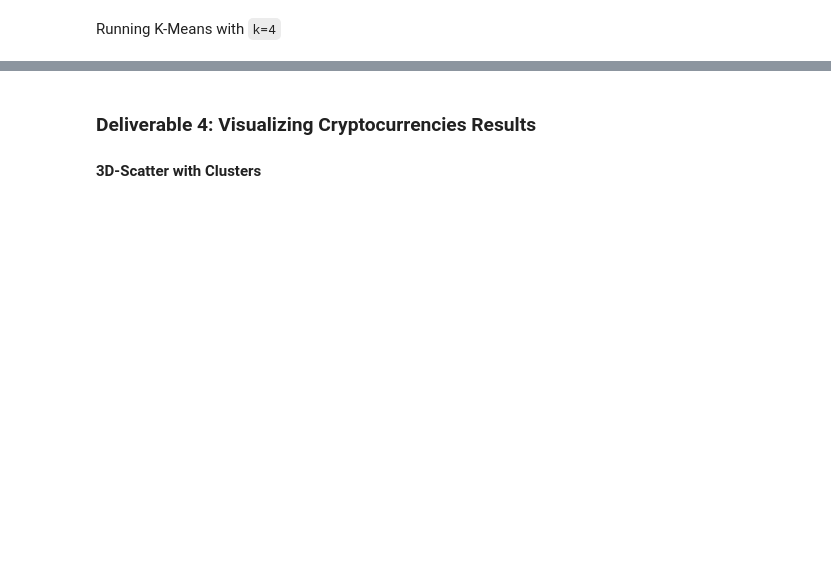
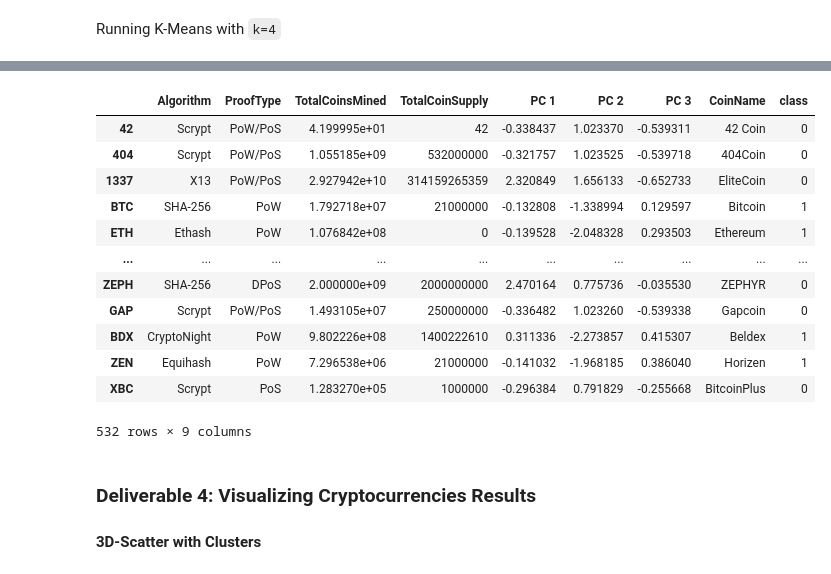
Before and after one commit to jobloom79/Cryptocurrencies, a Jupyter notebook: crypto_clustering.ipynb, the cells around one changed output, grey strips where cells are left out. Cells and saved outputs as stored; diff of their text form; code cells hidden in the pictures; blank space fills up the shorter version.

```diff
--- a/crypto_clustering.ipynb
+++ b/crypto_clustering.ipynb
@@ -236,0 +253,5 @@ Running K-Means with `k=4`
+# %%
+model= KMeans(n_clusters=4,random_state=5)
+model.fit(pcs_df)
+predictions = model.predict(pcs_df)
+predictions
@@ -236,0 +276,3 @@ Running K-Means with `k=4`
+# %%
+pcs_df['class'] = model.labels_
+pcs_df.head()
@@ -237,14 +286,5 @@ Running K-Means with `k=4`
 # %%
 # Create a new DataFrame including predicted clusters and cryptocurrencies features.
 # Concatentate the crypto_df and pcs_df DataFrames on the same columns.
-# YOUR CODE HERE
-
-#  Add a new column, "CoinName" to the clustered_df DataFrame that holds the names of the cryptocurrencies.
-# YOUR CODE HERE
-
-#  Add a new column, "Class" to the clustered_df DataFrame that holds the predictions.
-# YOUR CODE HERE
-
-# Print the shape of the clustered_df
-print(clustered_df.shape)
-clustered_df.head(10)
+clustered_df = pd.concat([crypto_df,pcs_df,crypto_df_coinname], axis=1)
+clustered_df.head()
@@ -251,3 +298,27 @@ clustered_df.head(10)
+# %%
+
+#  Add a new column, "CoinName" to the clustered_df DataFrame that holds the names of the cryptocurrencies.
+clustered_df = clustered_df[[
+    'Algorithm','ProofType',
+    'TotalCoinsMined','TotalCoinSupply',
+    'PC 1','PC 2','PC 3',
+    'CoinName','class',
+]]
+clustered_df
+# %% [output]
+|  | Algorithm | ProofType | TotalCoinsMined | TotalCoinSupply | PC 1 | PC 2 | PC 3 | CoinName | class |
+| 42 | Scrypt | PoW/PoS | 4.199995e+01 | 42 | -0.338437 | 1.023370 | -0.539311 | 42 Coin | 0 |
+| 404 | Scrypt | PoW/PoS | 1.055185e+09 | 532000000 | -0.321757 | 1.023525 | -0.539718 | 404Coin | 0 |
+| 1337 | X13 | PoW/PoS | 2.927942e+10 | 314159265359 | 2.320849 | 1.656133 | -0.652733 | EliteCoin | 0 |
+| BTC | SHA-256 | PoW | 1.792718e+07 | 21000000 | -0.132808 | -1.338994 | 0.129597 | Bitcoin | 1 |
+| ETH | Ethash | PoW | 1.076842e+08 | 0 | -0.139528 | -2.048328 | 0.293503 | Ethereum | 1 |
+| ... | ... | ... | ... | ... | ... | ... | ... | ... | ... |
+| ZEPH | SHA-256 | DPoS | 2.000000e+09 | 2000000000 | 2.470164 | 0.775736 | -0.035530 | ZEPHYR | 0 |
+| GAP | Scrypt | PoW/PoS | 1.493105e+07 | 250000000 | -0.336482 | 1.023260 | -0.539338 | Gapcoin | 0 |
+| BDX | CryptoNight | PoW | 9.802226e+08 | 1400222610 | 0.311336 | -2.273857 | 0.415307 | Beldex | 1 |
+| ZEN | Equihash | PoW | 7.296538e+06 | 21000000 | -0.141032 | -1.968185 | 0.386040 | Horizen | 1 |
+| XBC | Scrypt | PoS | 1.283270e+05 | 1000000 | -0.296384 | 0.791829 | -0.255668 | BitcoinPlus | 0 |
+532 rows × 9 columns
 # %% [markdown]
 ### Deliverable 4: Visualizing Cryptocurrencies Results
 
```
Also changed, not shown: parts of 10 cells of this notebook.
